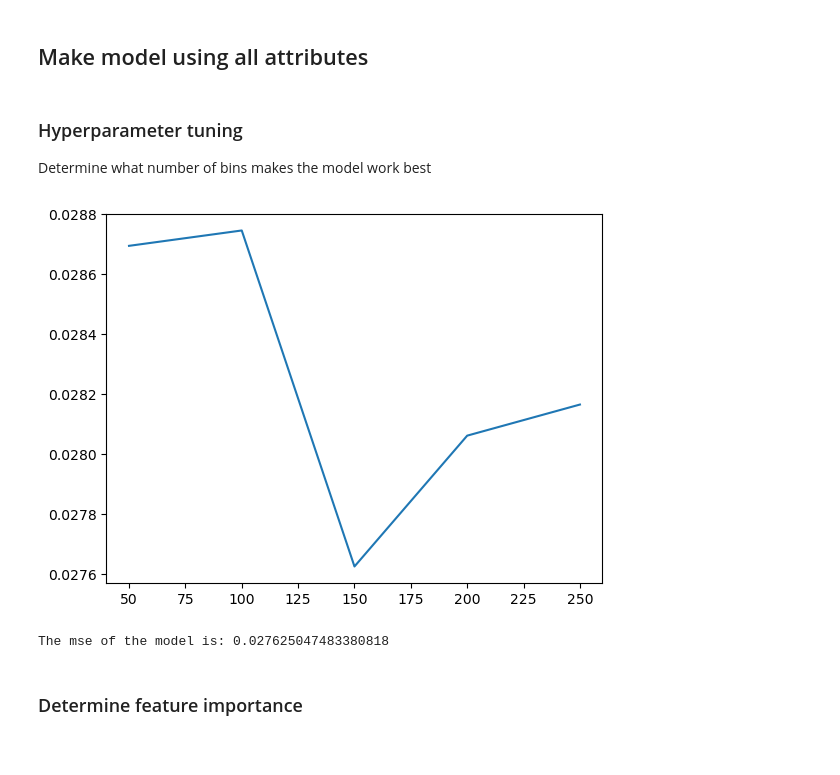
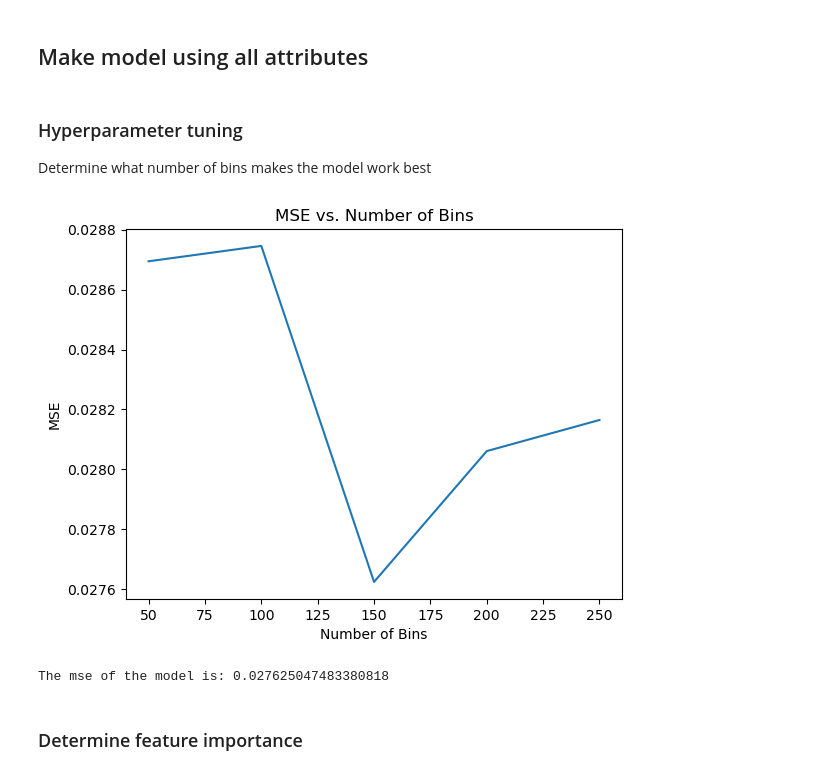
Before and after one commit to beckettsanderson/NBA-Playoff-Predictor, a Jupyter notebook: RandomForestRegressor.ipynb, the cells around one changed output. Saved outputs shown, nothing was run; the diff lists cells and outputs as text; code cells hidden in the pictures.

```diff
--- a/RandomForestRegressor.ipynb
+++ b/RandomForestRegressor.ipynb
@@ -43,43 +43,46 @@ X_train, X_test, y_train, y_test = train_test_split(X,  # the input features
                                                     test_size=0.3,  # set aside 30% of the data as the test set
                                                     random_state=7  # reproduce the results
                                                      )
-# %% [markdown]
-### Hyperparameter tuning
-Determine what number of bins makes the model work best
-# %%
-predictions = {}
-
-# test n_estimators [50, 100, 150, 200, 250]
-for n in range(50, 300, 50):
-    # build model
-    rf = RandomForestRegressor(random_state=7, n_estimators=n)
-    rf.fit(X_train, y_train)
-
-    #predict the labels for the test set
-    y_pred   = rf.predict(X_test)
-
-    # calculate mse and store
-    mse = mean_squared_error(y_test, y_pred)
-    predictions[n] = mse
-
-# Plot mse
-sns.lineplot(x=predictions.keys(), y=predictions.values())
-plt.show()
-# %% [output]
-[figure, removed]
-# %%
-# make random forest regressor model with all features
-rf = RandomForestRegressor(random_state=7, n_estimators=150)
-rf.fit(X_train, y_train)
-
-# predict the labels for the test set
-y_pred = rf.predict(X_test)
-mse = mean_squared_error(y_test, y_pred)
-
-# Evaluate the Predictions
-print('The mse of the model is: {}'.format(mse))
-# %% [output]
-The mse of the model is: 0.027625047483380818
+# %% [markdown]
+### Hyperparameter tuning
+Determine what number of bins makes the model work best
+# %%
+predictions = {}
+
+# test n_estimators [50, 100, 150, 200, 250]
+for n in range(50, 300, 50):
+    # build model
+    rf = RandomForestRegressor(random_state=7, n_estimators=n)
+    rf.fit(X_train, y_train)
+
+    #predict the labels for the test set
+    y_pred   = rf.predict(X_test)
+
+    # calculate mse and store
+    mse = mean_squared_error(y_test, y_pred)
+    predictions[n] = mse
+
+# Plot mse
+sns.lineplot(x=predictions.keys(), y=predictions.values())
+plt.title('MSE vs. Number of Bins')
+plt.xlabel('Number of Bins')
+plt.ylabel('MSE')
+plt.show()
+# %% [output]
+[figure, added]
+# %%
+# make random forest regressor model with all features
+rf = RandomForestRegressor(random_state=7, n_estimators=150)
+rf.fit(X_train, y_train)
+
+# predict the labels for the test set
+y_pred = rf.predict(X_test)
+mse = mean_squared_error(y_test, y_pred)
+
+# Evaluate the Predictions
+print('The mse of the model is: {}'.format(mse))
+# %% [output]
+The mse of the model is: 0.027625047483380818
 # %% [markdown]
 ### Determine feature importance
 # %%
```
Also changed, not shown: parts of 4 cells of this notebook.
